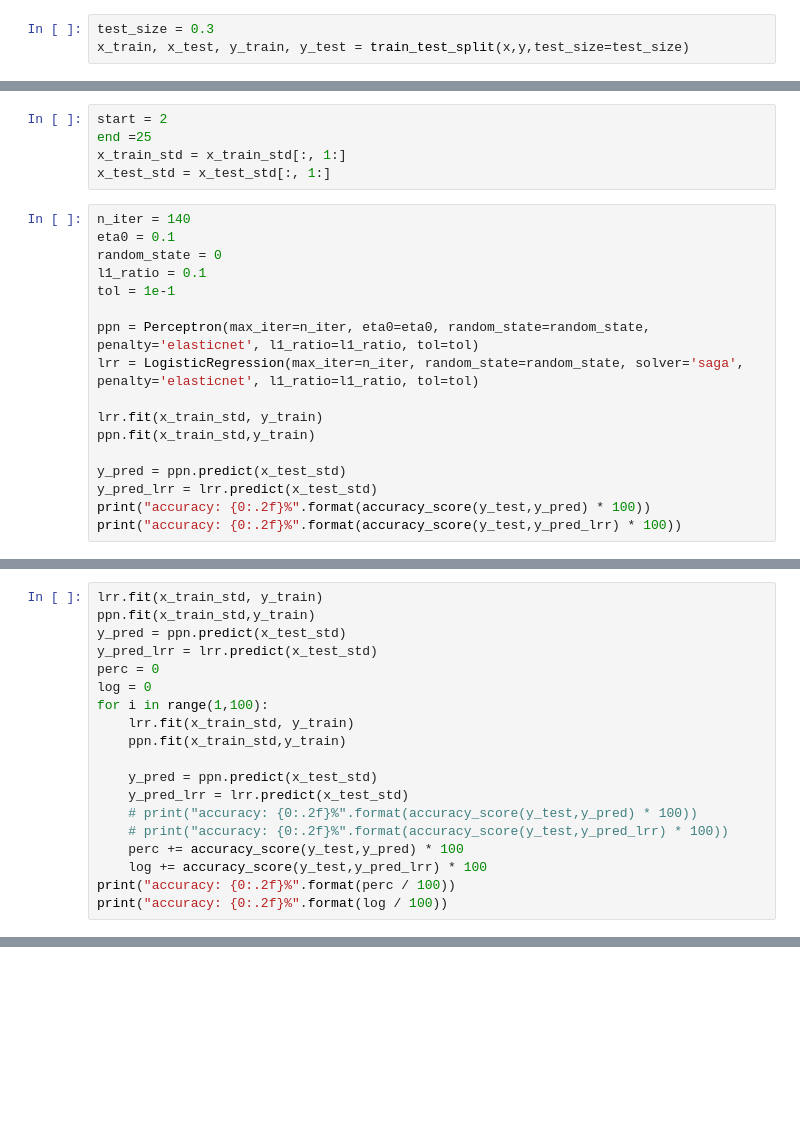
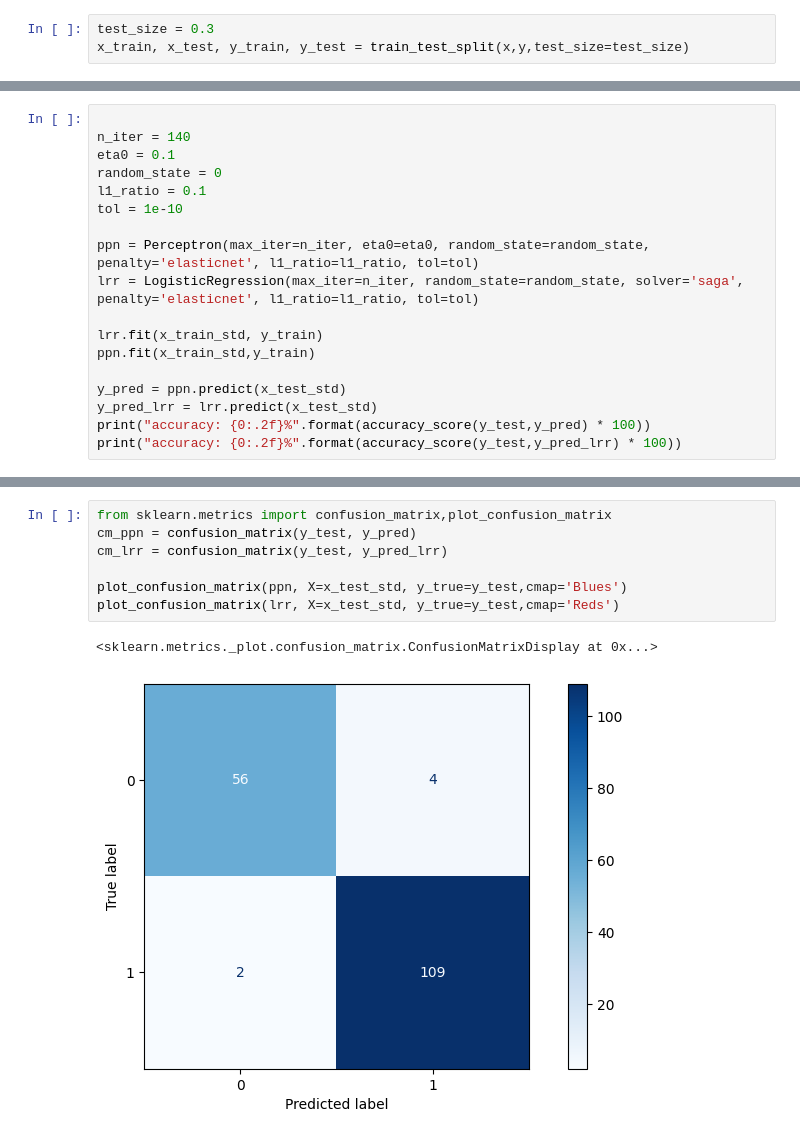
Before and after one commit to DimitrisPassos/ANN1, a Jupyter notebook: Cancer.ipynb, the cells around one changed output, grey strips where cells are left out. Cells and saved outputs as stored; diff of their text form; blank space fills up the shorter version.

```diff
--- a/Cancer.ipynb
+++ b/Cancer.ipynb
@@ -30,17 +30,13 @@ x_test_std = sc.transform(x_test)
 print("Unique label: {0}".format(np.unique(y)))
 # %% [output]
 Unique label: [0 1]
-# %%
-start = 2
-end =25
-x_train_std = x_train_std[:, 1:]
-x_test_std = x_test_std[:, 1:]
 # %%
+
 n_iter = 140
 eta0 = 0.1
 random_state = 0
 l1_ratio = 0.1
-tol = 1e-1
+tol = 1e-10
 
 ppn = Perceptron(max_iter=n_iter, eta0=eta0, random_state=random_state, penalty='elasticnet', l1_ratio=l1_ratio, tol=tol)
 lrr = LogisticRegression(max_iter=n_iter, random_state=random_state, solver='saga', penalty='elasticnet', l1_ratio=l1_ratio, tol=tol)
@@ -57,20 +53 @@ accuracy: 97.08%
 accuracy: 98.25%
-# %%
-lrr.fit(x_train_std, y_train)
-ppn.fit(x_train_std,y_train)
-y_pred = ppn.predict(x_test_std)
-y_pred_lrr = lrr.predict(x_test_std)
-perc = 0
-log = 0
-for i in range(1,100):
-    lrr.fit(x_train_std, y_train)
-    ppn.fit(x_train_std,y_train)
-
-    y_pred = ppn.predict(x_test_std)
-    y_pred_lrr = lrr.predict(x_test_std)
-    # print("accuracy: {0:.2f}%".format(accuracy_score(y_test,y_pred) * 100))
-    # print("accuracy: {0:.2f}%".format(accuracy_score(y_test,y_pred_lrr) * 100))
-    perc += accuracy_score(y_test,y_pred) * 100
-    log += accuracy_score(y_test,y_pred_lrr) * 100
-print("accuracy: {0:.2f}%".format(perc / 100))
-print("accuracy: {0:.2f}%".format(log / 100))
@@ -83,0 +54,10 @@ ValueError: X has 2 features, but Perceptron is expecting 29 features as input.
+# %%
+from sklearn.metrics import confusion_matrix,plot_confusion_matrix
+cm_ppn = confusion_matrix(y_test, y_pred)
+cm_lrr = confusion_matrix(y_test, y_pred_lrr)
+
+plot_confusion_matrix(ppn, X=x_test_std, y_true=y_test,cmap='Blues')
+plot_confusion_matrix(lrr, X=x_test_std, y_true=y_test,cmap='Reds')
+# %% [output]
+<sklearn.metrics._plot.confusion_matrix.ConfusionMatrixDisplay at 0x...>
+[figure, added]
```
Also changed, not shown: parts of 5 cells of this notebook, 1 other file.
